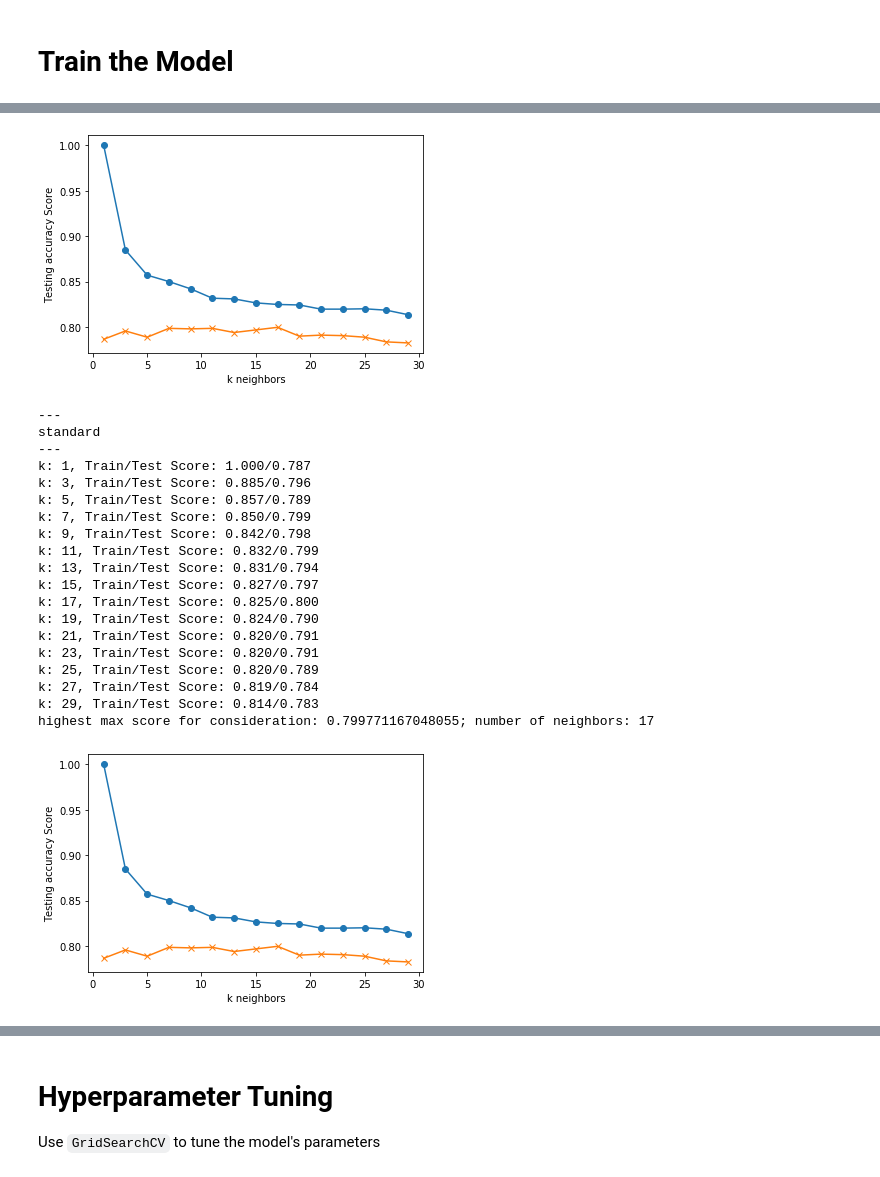
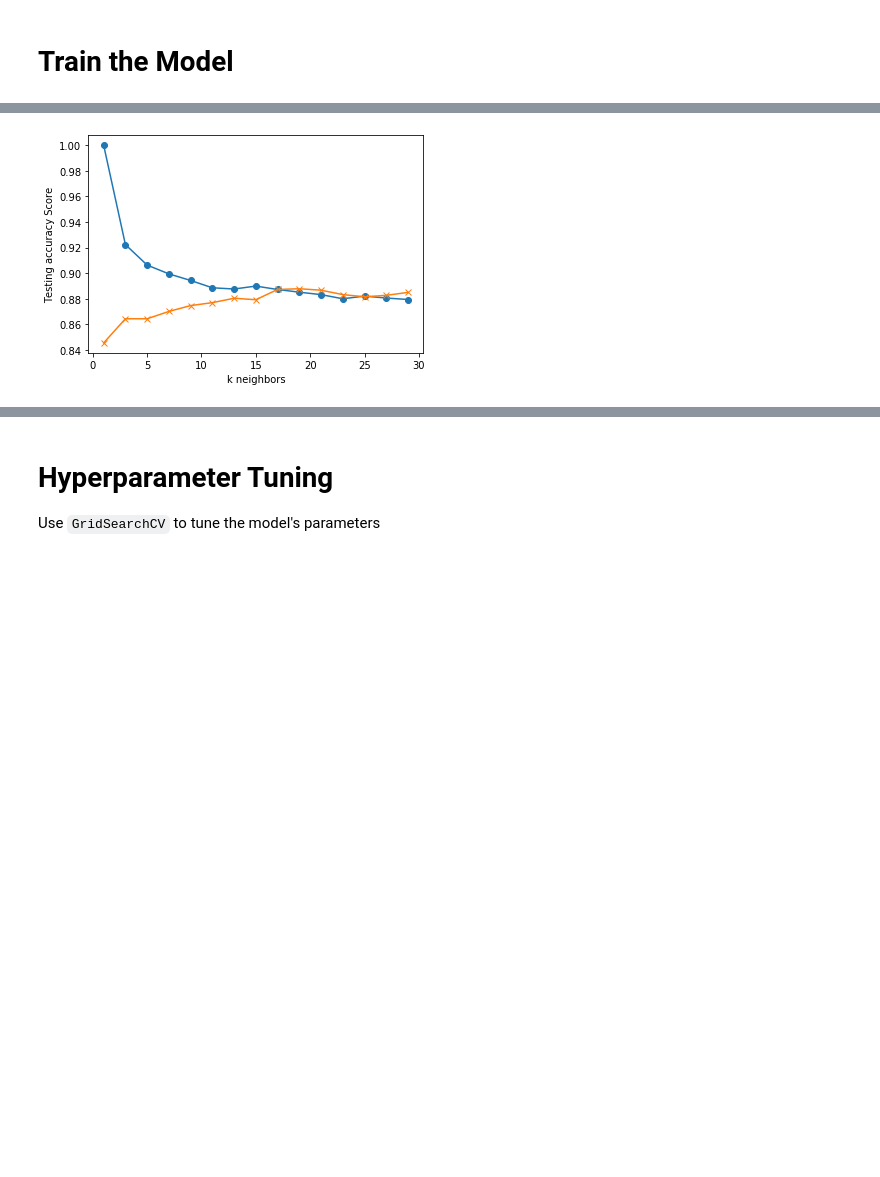
Before and after one commit to hanesy/machine-learning-challenge, a Jupyter notebook: KNN_Model.ipynb, the cells around one changed output, grey strips where cells are left out. Drawn from its saved outputs; the diff is of its cells as text; code cells hidden in the pictures; blank space fills up the shorter version.

Commit message:
revised scalers and normalizers

```diff
--- a/KNN_Model.ipynb
+++ b/KNN_Model.ipynb
@@ -88,35 +78,33 @@ X_test_standard_scaled = X_standard_scaler.transform(X_test)
+# %%
+# Scale your data
+scaler = QuantileTransformer(output_distribution='normal')
+normalizer = Normalizer()
+
+X_train_s = scaler.fit_transform(X_train)
+X_train_sn= normalizer.fit_transform(X_train_s)
+
+X_test_s = scaler.fit_transform(X_test)
+X_test_sn = normalizer.fit_transform(X_test_s)
 # %% [markdown]
 # Train the Model
 # %%
-X_train_scalers = [X_train_minmax_scaled, X_train_standard_scaled]
-X_test_scalers = [X_test_minmax_scaled, X_test_standard_scaled]
-scaler_label = ["minmax", "standard"]
+train_scores = []
+test_scores = []
 
-for scaler in scaler_label:
+for k in range(1, 30, 2):
+    knn = KNeighborsClassifier(n_neighbors=k)
+    knn.fit(X_train_sn, y_train)
+    train_score = knn.score(X_train_sn, y_train)
+    test_score = knn.score(X_test_sn, y_test)
+    train_scores.append(train_score)
+    test_scores.append(test_score)
+    print(f"k: {k}, Train/Test Score: {train_score:.3f}/{test_score:.3f}")
 
-    train_scores = []
-    test_scores = []
-    i = 0
+print (f"highest max score for consideration: {np.amax(test_scores)}; number of neighbors: {(np.argmax(test_scores)*2)+1}")
 
-    print ("---")
-    print (scaler)
-    print ("---")
-
-    for k in range(1, 30, 2):
-        knn = KNeighborsClassifier(n_neighbors=k)
-        knn.fit(X_train_scalers[i], y_train)
-        train_score = knn.score(X_train_scalers[i], y_train)
-        test_score = knn.score(X_test_scalers[i], y_test)
-        train_scores.append(train_score)
-        test_scores.append(test_score)
-        print(f"k: {k}, Train/Test Score: {train_score:.3f}/{test_score:.3f}")
-
-    print (f"highest max score for consideration: {np.amax(test_scores)}; number of neighbors: {(np.argmax(test_scores)*2)+1}")
-
-    plt.plot(range(1, 30, 2), train_scores, marker='o')
-    plt.plot(range(1, 30, 2), test_scores, marker="x")
-    plt.xlabel("k neighbors")
-    plt.ylabel("Testing accuracy Score")
-    plt.show()
-    i = i+1
+plt.plot(range(1, 30, 2), train_scores, marker='o')
+plt.plot(range(1, 30, 2), test_scores, marker="x")
+plt.xlabel("k neighbors")
+plt.ylabel("Testing accuracy Score")
+plt.show()
 # %% [output]
@@ -142,21 +127 @@ highest max score for consideration: 0.799771167048055; number of neighbors: 17
-[figure, old version]
+[figure, new version]
----
-standard
----
-k: 1, Train/Test Score: 1.000/0.787
-k: 3, Train/Test Score: 0.885/0.796
-k: 5, Train/Test Score: 0.857/0.789
-k: 7, Train/Test Score: 0.850/0.799
-k: 9, Train/Test Score: 0.842/0.798
-k: 11, Train/Test Score: 0.832/0.799
-k: 13, Train/Test Score: 0.831/0.794
-k: 15, Train/Test Score: 0.827/0.797
-k: 17, Train/Test Score: 0.825/0.800
-k: 19, Train/Test Score: 0.824/0.790
-k: 21, Train/Test Score: 0.820/0.791
-k: 23, Train/Test Score: 0.820/0.791
-k: 25, Train/Test Score: 0.820/0.789
-k: 27, Train/Test Score: 0.819/0.784
-k: 29, Train/Test Score: 0.814/0.783
-highest max score for consideration: 0.799771167048055; number of neighbors: 17
-[figure, removed]
```
Also changed, not shown: parts of 14 cells of this notebook, 17 other files.
